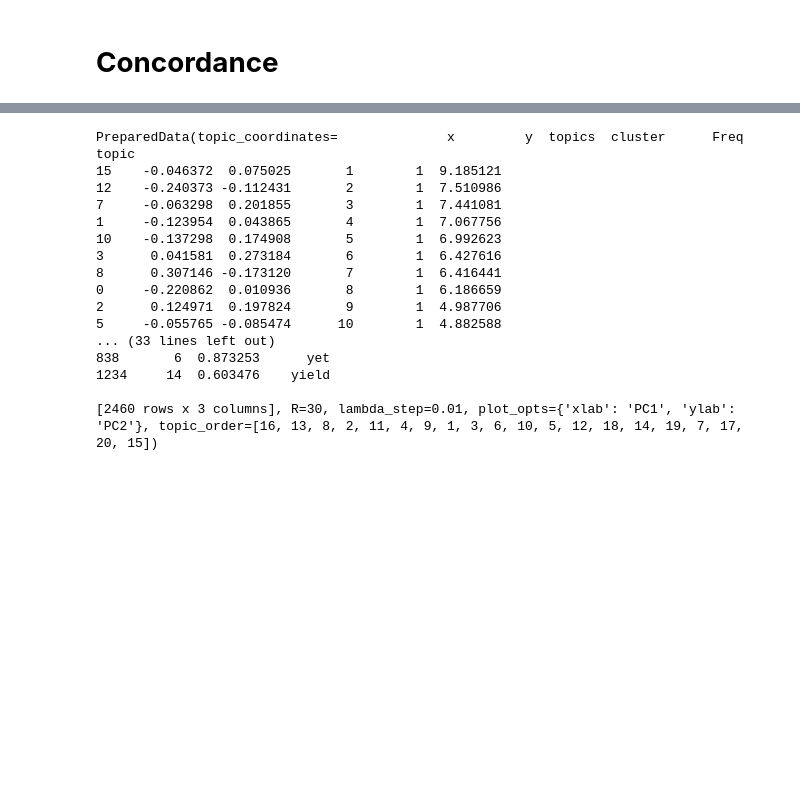
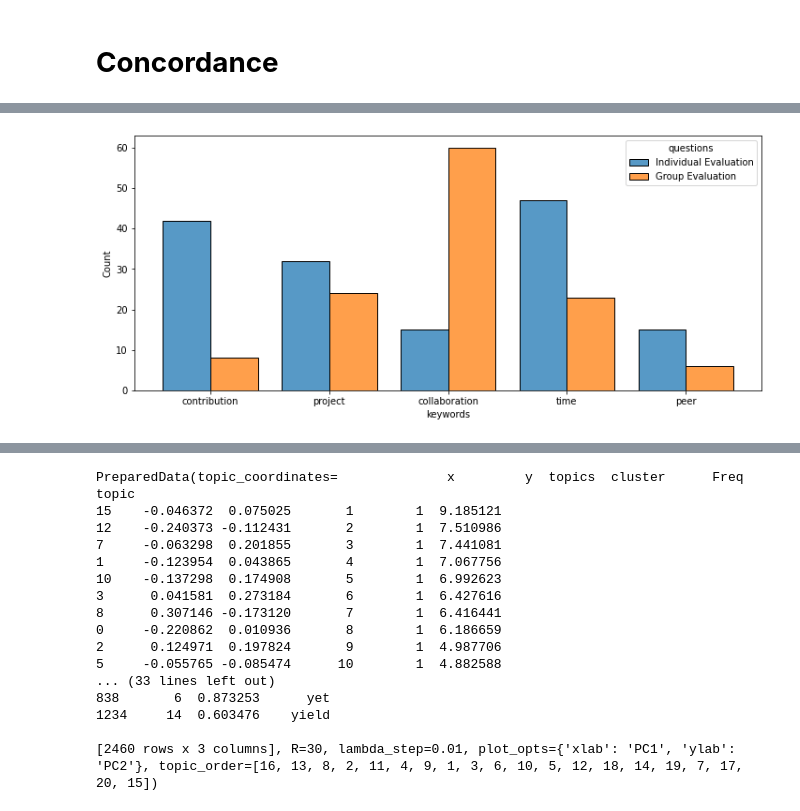
Before and after one commit to tiilt-lab/Blinc-collab-notebooks, a Jupyter notebook: Blinc_leverage_collaboration_To.ipynb, the cells around one changed output, grey strips where cells are left out. Saved outputs shown, nothing was run; the diff lists cells and outputs as text; code cells hidden in the pictures; blank space fills up the shorter version.

```diff
--- a/Blinc_leverage_collaboration_To.ipynb
+++ b/Blinc_leverage_collaboration_To.ipynb
@@ -1059,0 +1182,8 @@ ished I would use it to see how each peer thought of themselves as well as how
+# %%
+data = common_terms([[fd_51,'Individual Evaluation'],[fd_52,'Group Evaluation']],
+                    ['collaboration', 'time', 'project','contribution','time','peer','Discussion'])
+df2 = create_data_frame(data,['questions','keywords'])
+#generate_correlation(data,['questions','keywords'],(15,8))
+generate_histo(data,['questions','keywords'],(12,5))
+# %% [output]
+[figure, added]
```
Also changed, not shown: parts of 21 cells of this notebook.
